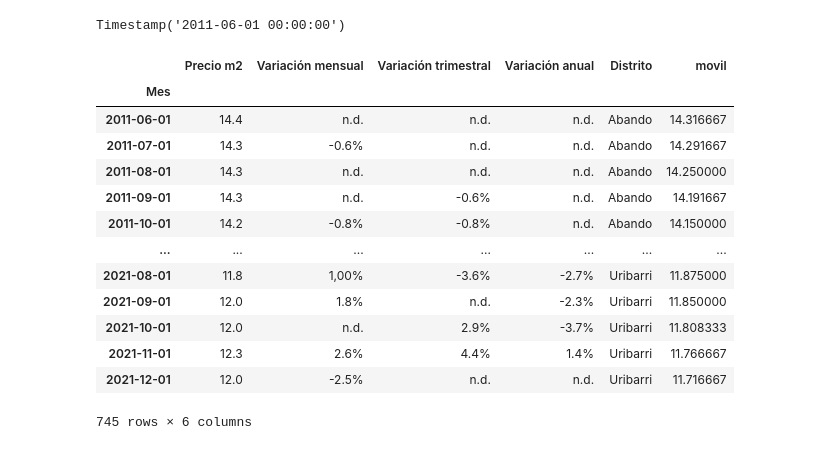
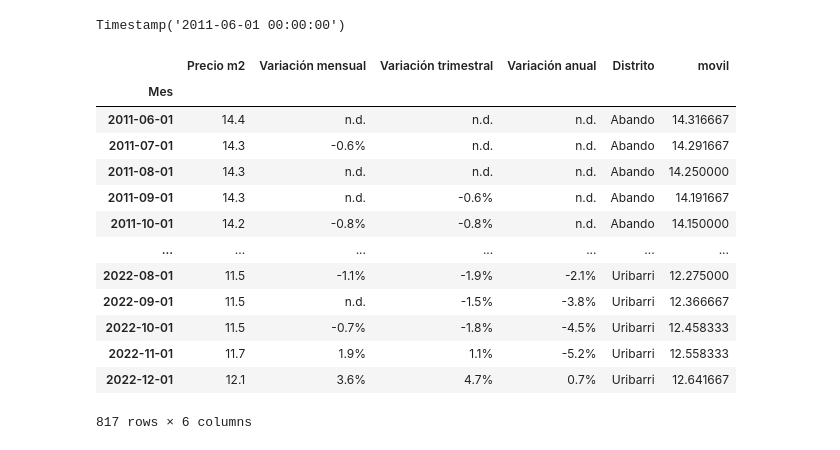
Before and after one commit to PacoFletcher/EDA, a Jupyter notebook: Tablas alquileres.ipynb, the cells around one changed output. Drawn from its saved outputs; the diff is of its cells as text; code cells hidden in the pictures.

```diff
--- a/Tablas alquileres.ipynb
+++ b/Tablas alquileres.ipynb
@@ -739,20 +722,20 @@ variacion.index[0]
 # %% [output]
 Timestamp('2011-06-01 00:00:00')
 # %%
-diferencia = variacion[variacion.index.year.isin(range(2011,2022))]
+diferencia = variacion[variacion.index.year.isin(range(2011,2023))]
 diferencia
 # %% [output]
 |  | Precio m2 | Variación mensual | Variación trimestral | Variación anual | Distrito | movil |
 | Mes |  |  |  |  |  |  |
 | 2011-06-01 | 14.4 | n.d. | n.d. | n.d. | Abando | 14.316667 |
 | 2011-07-01 | 14.3 | -0.6% | n.d. | n.d. | Abando | 14.291667 |
 | 2011-08-01 | 14.3 | n.d. | n.d. | n.d. | Abando | 14.250000 |
 | 2011-09-01 | 14.3 | n.d. | -0.6% | n.d. | Abando | 14.191667 |
 | 2011-10-01 | 14.2 | -0.8% | -0.8% | n.d. | Abando | 14.150000 |
 | ... | ... | ... | ... | ... | ... | ... |
-| 2021-08-01 | 11.8 | 1,00% | -3.6% | -2.7% | Uribarri | 11.875000 |
-| 2021-09-01 | 12.0 | 1.8% | n.d. | -2.3% | Uribarri | 11.850000 |
-| 2021-10-01 | 12.0 | n.d. | 2.9% | -3.7% | Uribarri | 11.808333 |
-| 2021-11-01 | 12.3 | 2.6% | 4.4% | 1.4% | Uribarri | 11.766667 |
-| 2021-12-01 | 12.0 | -2.5% | n.d. | n.d. | Uribarri | 11.716667 |
+| 2022-08-01 | 11.5 | -1.1% | -1.9% | -2.1% | Uribarri | 12.275000 |
+| 2022-09-01 | 11.5 | n.d. | -1.5% | -3.8% | Uribarri | 12.366667 |
+| 2022-10-01 | 11.5 | -0.7% | -1.8% | -4.5% | Uribarri | 12.458333 |
+| 2022-11-01 | 11.7 | 1.9% | 1.1% | -5.2% | Uribarri | 12.558333 |
+| 2022-12-01 | 12.1 | 3.6% | 4.7% | 0.7% | Uribarri | 12.641667 |
-745 rows × 6 columns
+817 rows × 6 columns
```
Also changed, not shown: parts of 14 cells of this notebook, 1 other file.
